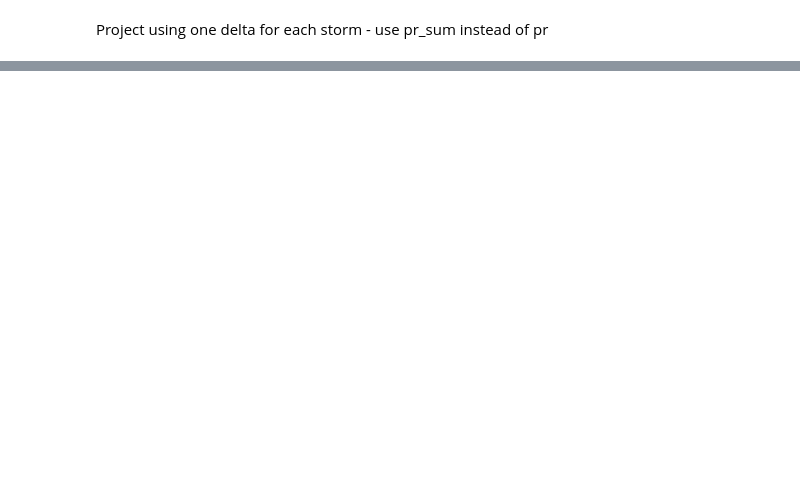
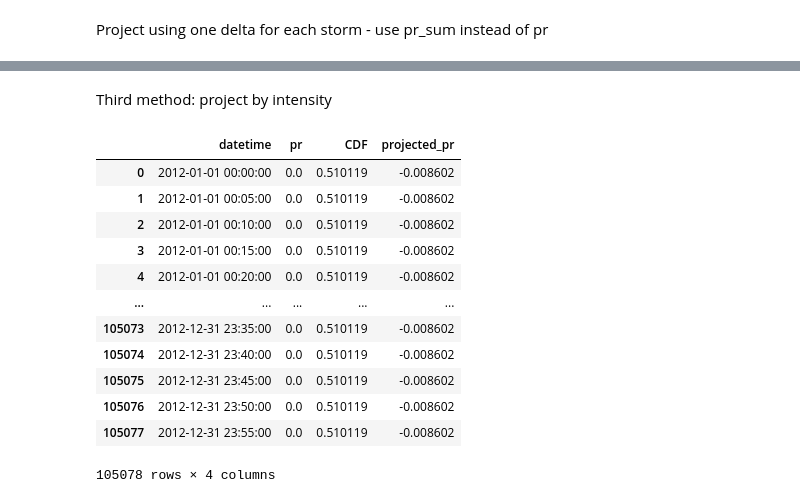
Before and after one commit to AustinFarnum/ClimateChangePrecipitationProjection, a Jupyter notebook: IDF Curves v2.ipynb, the cells around one changed output, grey strips where cells are left out. Saved outputs shown, nothing was run; the diff lists cells and outputs as text; code cells hidden in the pictures; blank space fills up the shorter version.

```diff
--- a/IDF Curves v2.ipynb
+++ b/IDF Curves v2.ipynb
@@ -420,0 +385,20 @@ plt.show
+# %% [markdown]
+Third method: project by intensity
+# %%
+projected_by_intensity = 0
+projected_by_intensity = project_by_intensity(storms_modeled_past, storms_modeled_future, storms_obs)
+display(projected_by_intensity)
+# %% [output]
+|  | datetime | pr | CDF | projected_pr |
+| 0 | 2012-01-01 00:00:00 | 0.0 | 0.510119 | -0.008602 |
+| 1 | 2012-01-01 00:05:00 | 0.0 | 0.510119 | -0.008602 |
+| 2 | 2012-01-01 00:10:00 | 0.0 | 0.510119 | -0.008602 |
+| 3 | 2012-01-01 00:15:00 | 0.0 | 0.510119 | -0.008602 |
+| 4 | 2012-01-01 00:20:00 | 0.0 | 0.510119 | -0.008602 |
+| ... | ... | ... | ... | ... |
+| 105073 | 2012-12-31 23:35:00 | 0.0 | 0.510119 | -0.008602 |
+| 105074 | 2012-12-31 23:40:00 | 0.0 | 0.510119 | -0.008602 |
+| 105075 | 2012-12-31 23:45:00 | 0.0 | 0.510119 | -0.008602 |
+| 105076 | 2012-12-31 23:50:00 | 0.0 | 0.510119 | -0.008602 |
+| 105077 | 2012-12-31 23:55:00 | 0.0 | 0.510119 | -0.008602 |
+105078 rows × 4 columns
```
Also changed, not shown: parts of 12 cells of this notebook.
